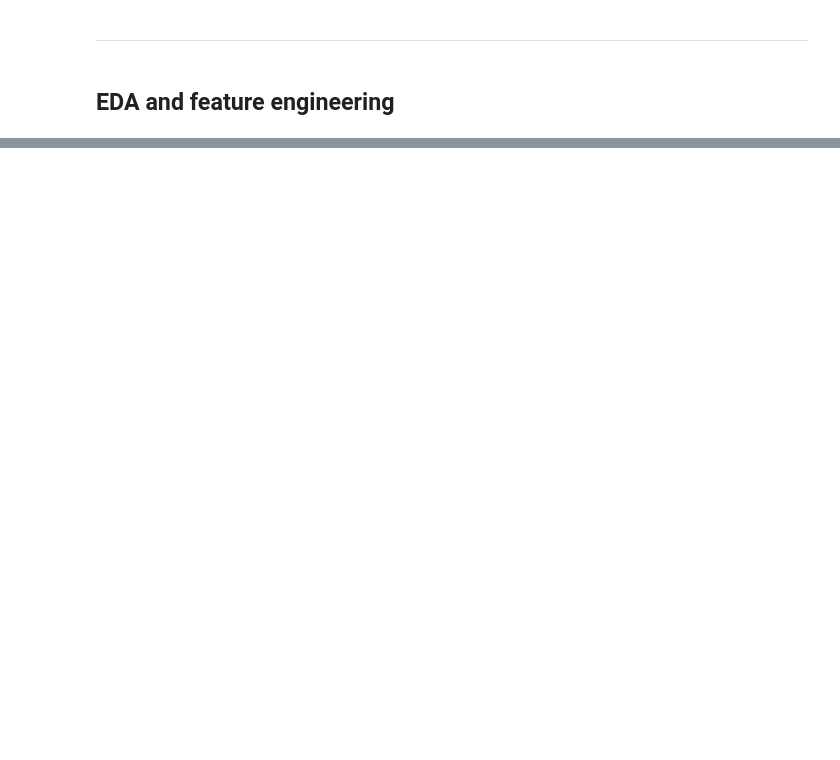
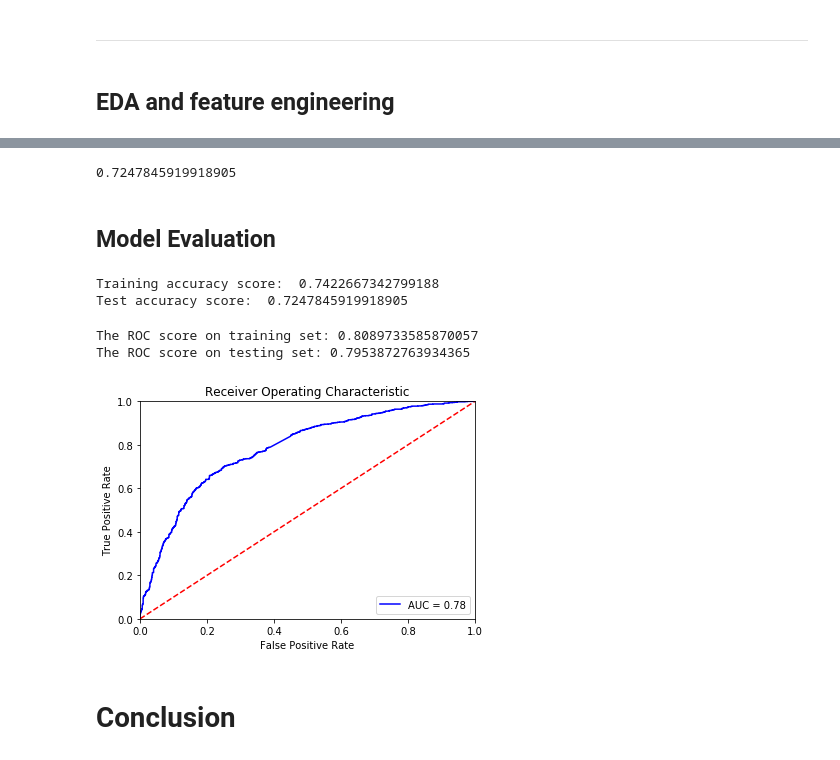
Before and after one commit to sumermalhotra/Heloc_group_project_6, a Jupyter notebook: Project.ipynb, the cells around one changed output, grey strips where cells are left out. Saved outputs shown, nothing was run; the diff lists cells and outputs as text; code cells hidden in the pictures; blank space fills up the shorter version.

```diff
--- a/Project.ipynb
+++ b/Project.ipynb
@@ -73,0 +361,3 @@ plt.show()
+# %%
+heloc_train=heloc_train_tmp.drop(drop,axis=1)
+heloc_test=heloc_test_tmp.drop(drop,axis=1)
@@ -73,0 +368,7 @@ plt.show()
+# %%
+# split dataset into train and testing for model evaluation
+
+X_train = heloc_train.drop('RiskFlag', axis=1)
+y_train = heloc_train['RiskFlag']
+X_test = heloc_test.drop('RiskFlag', axis=1)
+y_test = heloc_test['RiskFlag']
@@ -73,0 +438,53 @@ plt.show()
+# %%
+lr = LogisticRegression(penalty='l2',C=0.1,solver='liblinear',multi_class='ovr')
+lr=lr.fit(X_train, y_train)
+
+y_pred=lr.predict(X_test)
+
+acc_test = accuracy_score(y_test,y_pred)
+print(acc_test)
+# %% [output]
+0.7247845919918905
+# %% [markdown]
+## Model Evaluation
+# %%
+# Accuracy / Error rate
+def accuracy(y_true, X, model):
+    y_pred = model.predict(X)
+    return accuracy_score(y_true, y_pred)
+
+print('Training accuracy score: ', accuracy(y_train, X_train, lr))
+print('Test accuracy score: ', accuracy(y_test, X_test, lr))
+# %% [output]
+Training accuracy score:  0.7422667342799188
+Test accuracy score:  0.7247845919918905
+# %%
+y_train_pred = lr.predict_proba(X_train)[:,1]
+y_test_pred = lr.predict_proba(X_test)[:,1]
+
+acc_train = roc_auc_score(y_train,y_train_pred)
+acc_test = roc_auc_score(y_test,y_test_pred)
+
+print('The ROC score on training set:',acc_train)
+print('The ROC score on testing set:',acc_test)
+# %% [output]
+The ROC score on training set: 0.8089733585870057
+The ROC score on testing set: 0.7953872763934365
+# %%
+fpr, tpr, threshold = roc_curve(y_test, y_test_pred)
+roc_auc = auc(fpr, tpr)
+
+# Plotting ROC curve
+plt.title('Receiver Operating Characteristic')
+plt.plot(fpr, tpr, 'b', label = 'AUC = %0.2f' % roc_auc)
+plt.legend(loc = 'lower right')
+plt.plot([0, 1], [0, 1],'r--')
+plt.xlim([0, 1])
+plt.ylim([0, 1])
+plt.ylabel('True Positive Rate')
+plt.xlabel('False Positive Rate')
+plt.show()
+# %% [output]
+[figure, added]
+# %% [markdown]
+# Conclusion
```
Also changed, not shown: parts of 40 cells of this notebook.
